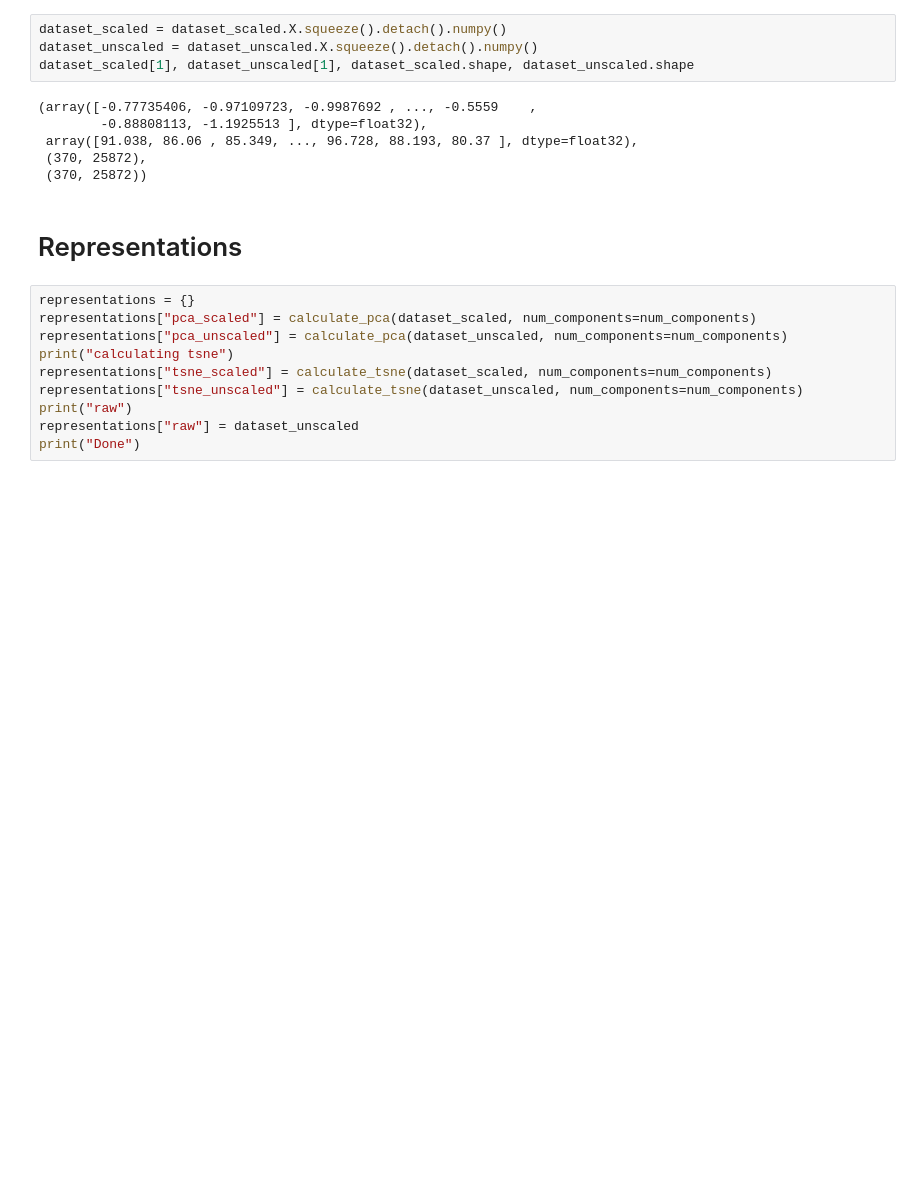
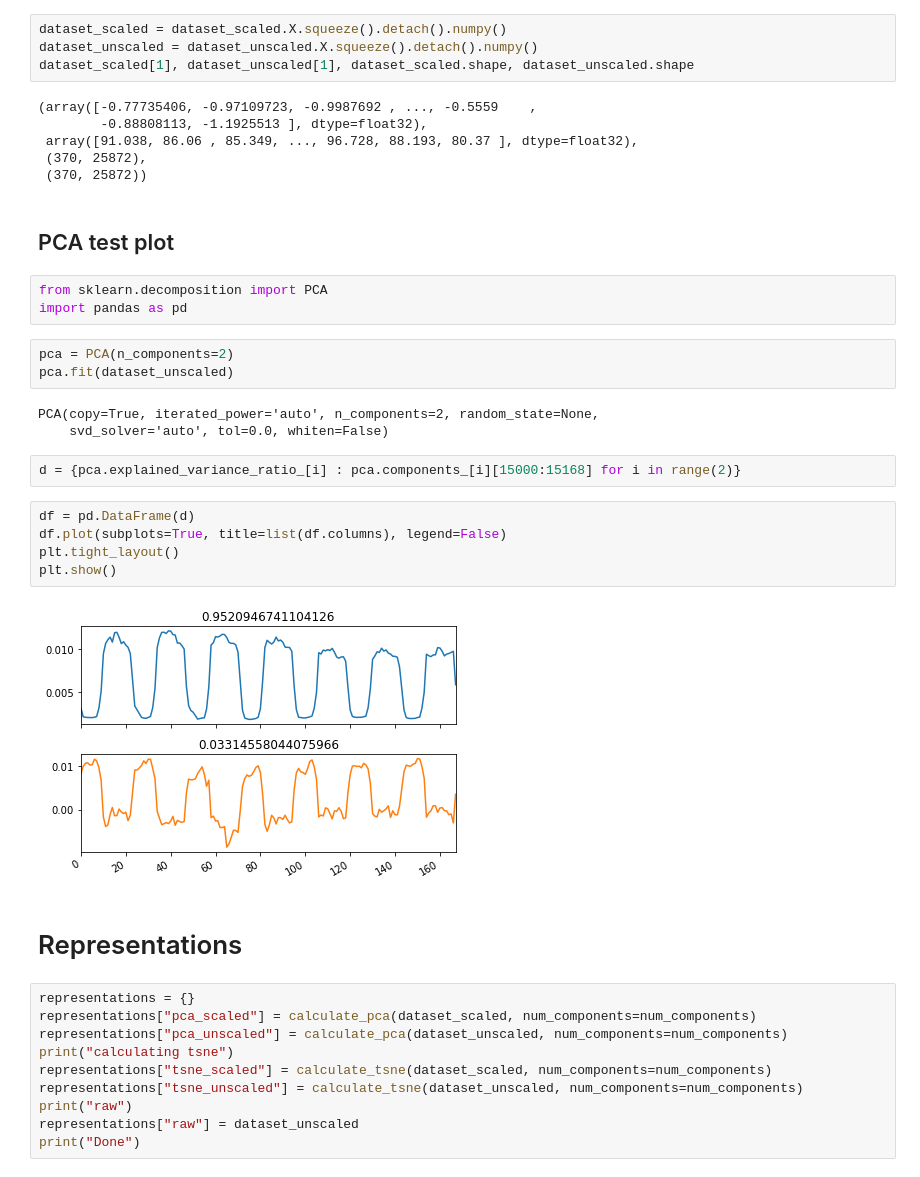
Before and after one commit to erikdengerud/TCN, a Jupyter notebook: sweet_plots.ipynb, the cells around one changed output. Cells and saved outputs as stored; diff of their text form; blank space fills up the shorter version.

```diff
--- a/sweet_plots.ipynb
+++ b/sweet_plots.ipynb
@@ -69,6 +69,26 @@ dataset_scaled[1], dataset_unscaled[1], dataset_scaled.shape, dataset_unscaled.s
  array([91.038, 86.06 , 85.349, ..., 96.728, 88.193, 80.37 ], dtype=float32),
  (370, 25872),
  (370, 25872))
+# %% [markdown]
+## PCA test plot
+# %%
+from sklearn.decomposition import PCA
+import pandas as pd
+# %%
+pca = PCA(n_components=2)
+pca.fit(dataset_unscaled)
+# %% [output]
+PCA(copy=True, iterated_power='auto', n_components=2, random_state=None,
+    svd_solver='auto', tol=0.0, whiten=False)
+# %%
+d = {pca.explained_variance_ratio_[i] : pca.components_[i][15000:15168] for i in range(2)}
+# %%
+df = pd.DataFrame(d)
+df.plot(subplots=True, title=list(df.columns), legend=False)
+plt.tight_layout()
+plt.show()
+# %% [output]
+[figure, added]
 # %% [markdown]
 # Representations
 # %%
```
Also changed, not shown: 2 other files.
